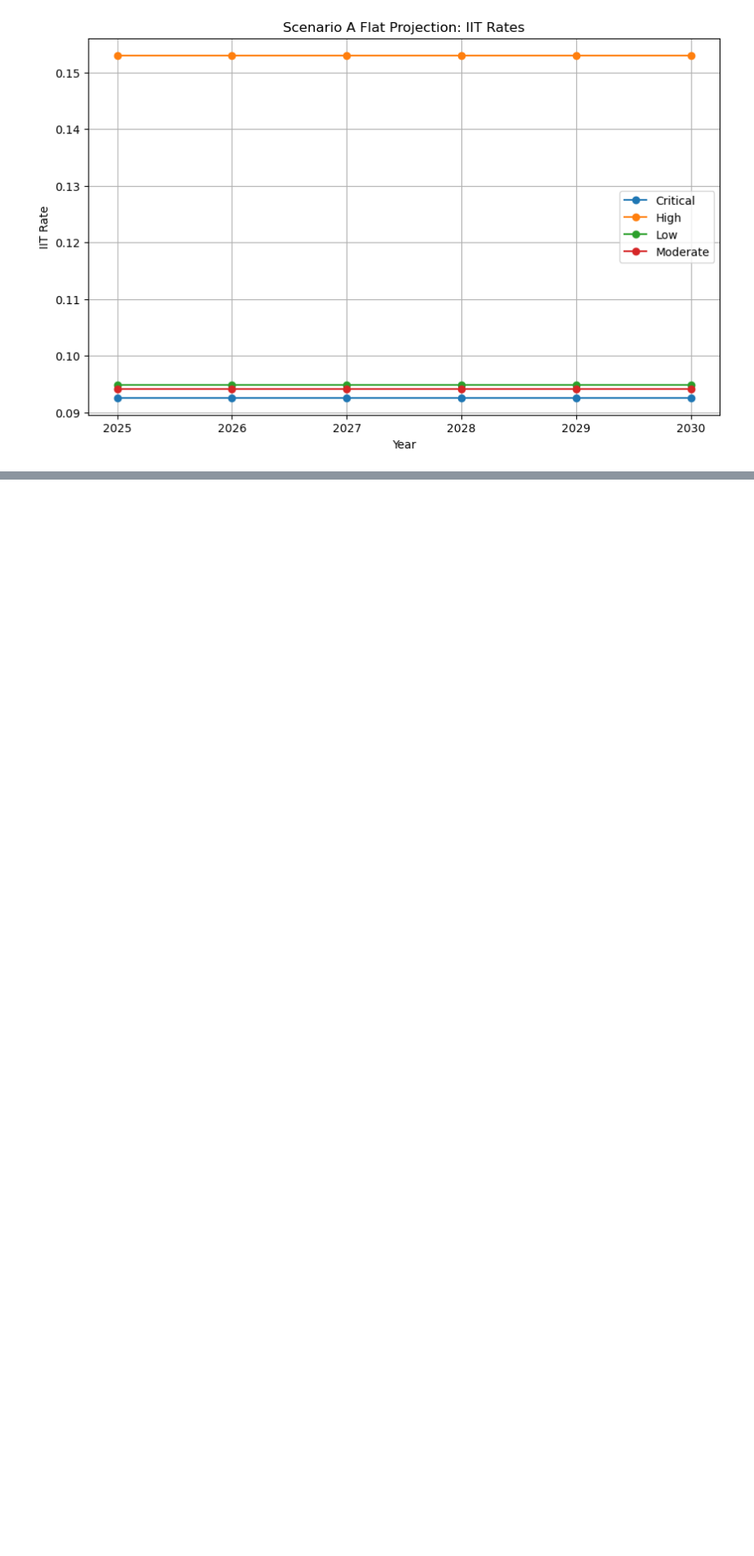
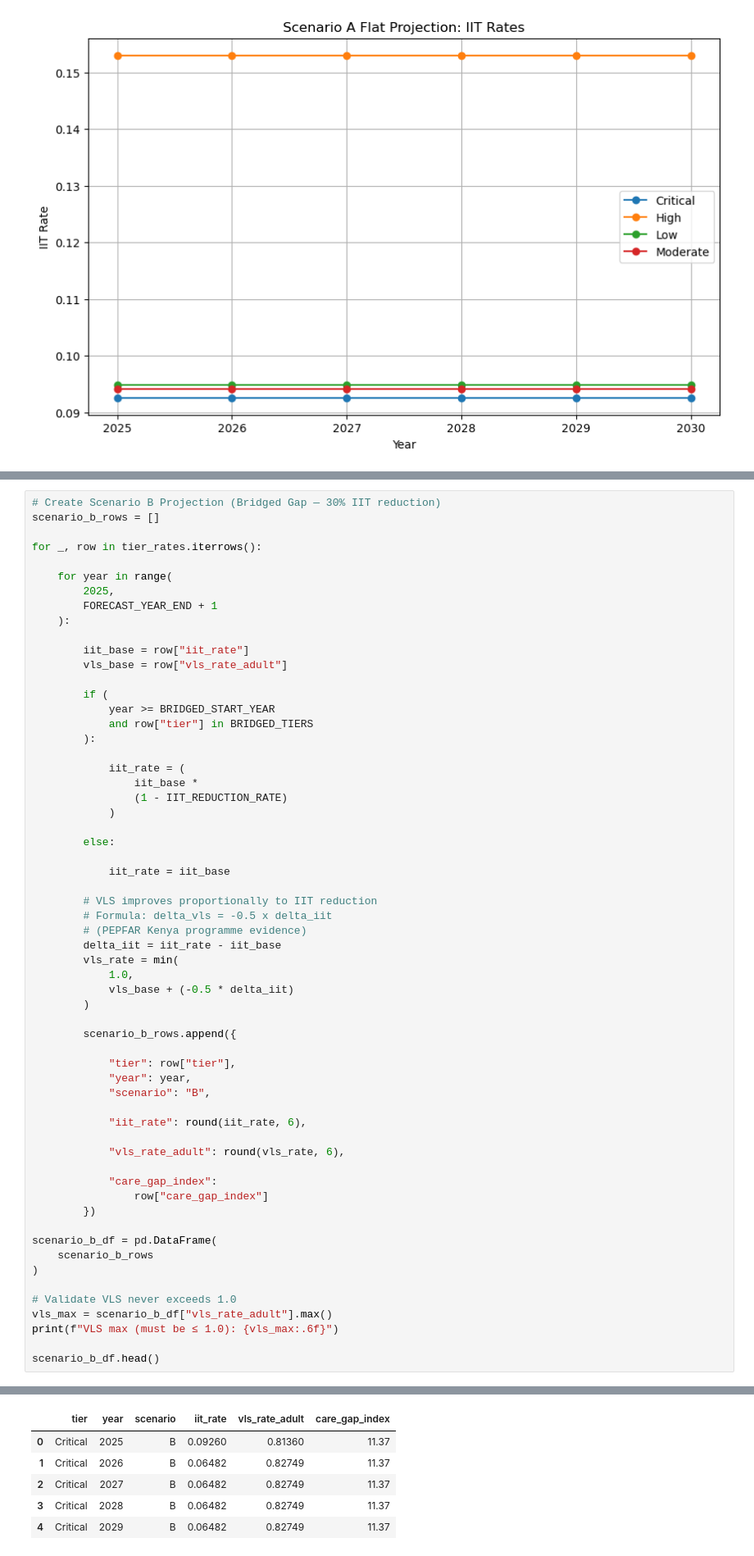
Before and after one commit to Daniellamuli/Phase-5-HIV-Care-Gap-AI, a Jupyter notebook: notebooks/07_model_3_projection.ipynb, the cells around one changed output, grey strips where cells are left out. Shown at 82% size. Drawn from its saved outputs; the diff is of its cells as text; blank space fills up the shorter version.

```diff
--- a/notebooks/07_model_3_projection.ipynb
+++ b/notebooks/07_model_3_projection.ipynb
@@ -580,0 +361,61 @@ print(national_projection.shape)
+# %%
+# Create Scenario B Projection (Bridged Gap — 30% IIT reduction)
+scenario_b_rows = []
+
+for _, row in tier_rates.iterrows():
+
+    for year in range(
+        2025,
+        FORECAST_YEAR_END + 1
+    ):
+
+        iit_base = row["iit_rate"]
+        vls_base = row["vls_rate_adult"]
+
+        if (
+            year >= BRIDGED_START_YEAR
+            and row["tier"] in BRIDGED_TIERS
+        ):
+
+            iit_rate = (
+                iit_base *
+                (1 - IIT_REDUCTION_RATE)
+            )
+
+        else:
+
+            iit_rate = iit_base
+
+        # VLS improves proportionally to IIT reduction
+        # Formula: delta_vls = -0.5 x delta_iit
+        # (PEPFAR Kenya programme evidence)
+        delta_iit = iit_rate - iit_base
+        vls_rate = min(
+            1.0,
+            vls_base + (-0.5 * delta_iit)
+        )
+
+        scenario_b_rows.append({
+
+            "tier": row["tier"],
+            "year": year,
+            "scenario": "B",
+
+            "iit_rate": round(iit_rate, 6),
+
+            "vls_rate_adult": round(vls_rate, 6),
+
+            "care_gap_index":
+                row["care_gap_index"]
+        })
+
+scenario_b_df = pd.DataFrame(
+    scenario_b_rows
+)
+
+# Validate VLS never exceeds 1.0
+vls_max = scenario_b_df["vls_rate_adult"].max()
+print(f"VLS max (must be ≤ 1.0): {vls_max:.6f}")
+
+scenario_b_df.head()
+# %% [output]
@@ -580,0 +423,6 @@ print(national_projection.shape)
+|  | tier | year | scenario | iit_rate | vls_rate_adult | care_gap_index |
+| 0 | Critical | 2025 | B | 0.09260 | 0.81360 | 11.37 |
+| 1 | Critical | 2026 | B | 0.06482 | 0.82749 | 11.37 |
+| 2 | Critical | 2027 | B | 0.06482 | 0.82749 | 11.37 |
+| 3 | Critical | 2028 | B | 0.06482 | 0.82749 | 11.37 |
+| 4 | Critical | 2029 | B | 0.06482 | 0.82749 | 11.37 |
```
Also changed, not shown: parts of 19 cells of this notebook, 5 other files.
